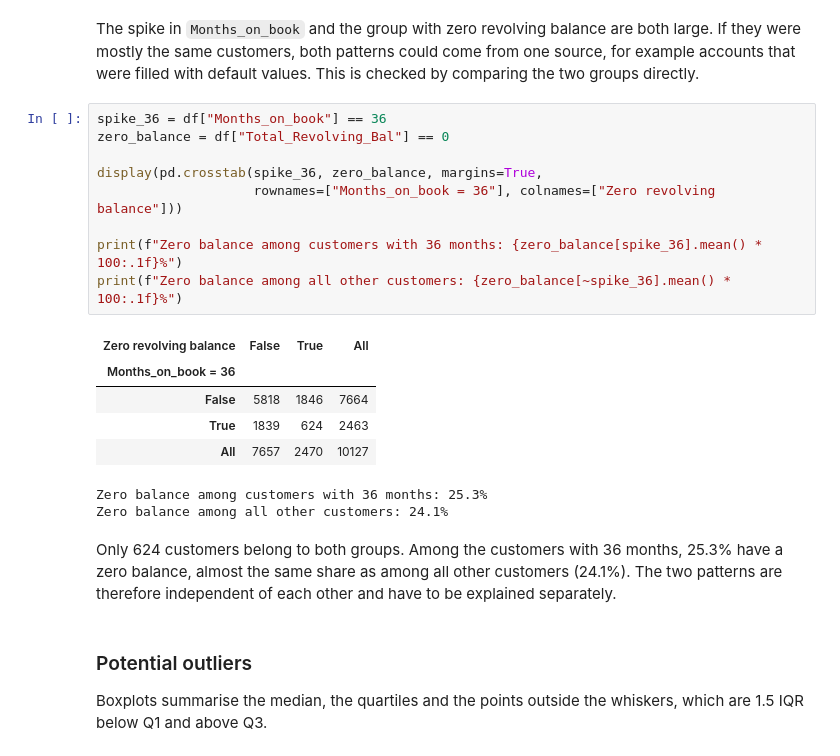
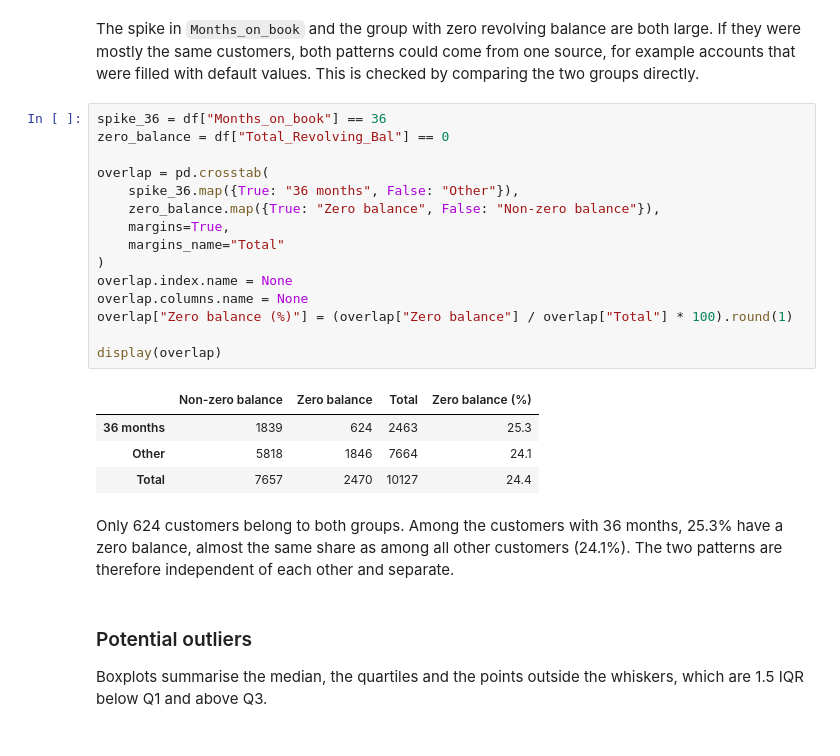
Before and after one commit to d3m1d0s/FoML_projects, a Jupyter notebook: project_1/bankchurners_eda_clustering.ipynb, the cells around one changed output. Drawn from its saved outputs; the diff is of its cells as text.

```diff
--- a/project_1/bankchurners_eda_clustering.ipynb
+++ b/project_1/bankchurners_eda_clustering.ipynb
@@ -492,25 +492,28 @@ Several of these patterns need an explanation:
 - **Groups in `Total_Trans_Amt` and two peaks in `Total_Trans_Ct`:** the customers seem to form distinct groups with low and high card activity. This is a first hint of natural groups for the cluster analysis, and the bivariate analysis will show whether churn differs between them.
 # %% [markdown]
 The spike in `Months_on_book` and the group with zero revolving balance are both large. If they were mostly the same customers, both patterns could come from one source, for example accounts that were filled with default values. This is checked by comparing the two groups directly.
-# %%
-spike_36 = df["Months_on_book"] == 36
-zero_balance = df["Total_Revolving_Bal"] == 0
-
-display(pd.crosstab(spike_36, zero_balance, margins=True,
-                    rownames=["Months_on_book = 36"], colnames=["Zero revolving balance"]))
-
-print(f"Zero balance among customers with 36 months: {zero_balance[spike_36].mean() * 100:.1f}%")
-print(f"Zero balance among all other customers: {zero_balance[~spike_36].mean() * 100:.1f}%")
-# %% [output]
-| Zero revolving balance | False | True | All |
-| Months_on_book = 36 |  |  |  |
-| False | 5818 | 1846 | 7664 |
-| True | 1839 | 624 | 2463 |
-| All | 7657 | 2470 | 10127 |
-Zero balance among customers with 36 months: 25.3%
-Zero balance among all other customers: 24.1%
+# %%
+spike_36 = df["Months_on_book"] == 36
+zero_balance = df["Total_Revolving_Bal"] == 0
+
+overlap = pd.crosstab(
+    spike_36.map({True: "36 months", False: "Other"}),
+    zero_balance.map({True: "Zero balance", False: "Non-zero balance"}),
+    margins=True,
+    margins_name="Total"
+)
+overlap.index.name = None
+overlap.columns.name = None
+overlap["Zero balance (%)"] = (overlap["Zero balance"] / overlap["Total"] * 100).round(1)
+
+display(overlap)
+# %% [output]
+|  | Non-zero balance | Zero balance | Total | Zero balance (%) |
+| 36 months | 1839 | 624 | 2463 | 25.3 |
+| Other | 5818 | 1846 | 7664 | 24.1 |
+| Total | 7657 | 2470 | 10127 | 24.4 |
 # %% [markdown]
-Only 624 customers belong to both groups. Among the customers with 36 months, 25.3% have a zero balance, almost the same share as among all other customers (24.1%). The two patterns are therefore independent of each other and have to be explained separately.
+Only 624 customers belong to both groups. Among the customers with 36 months, 25.3% have a zero balance, almost the same share as among all other customers (24.1%). The two patterns are therefore independent of each other and separate.
 # %% [markdown]
 ### Potential outliers
 
```
